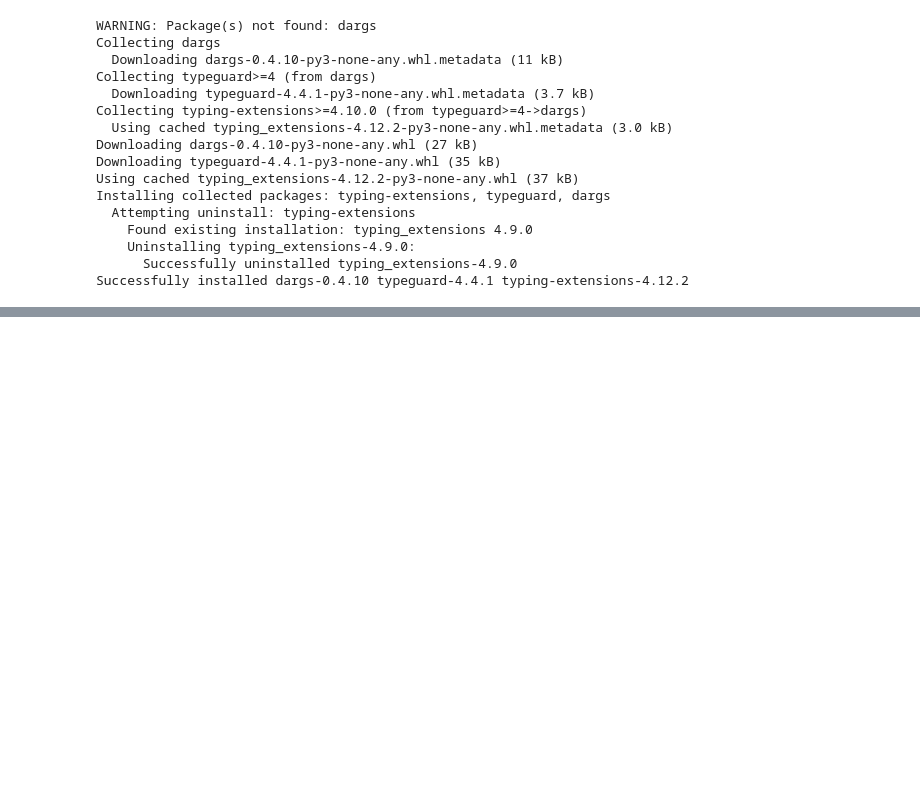
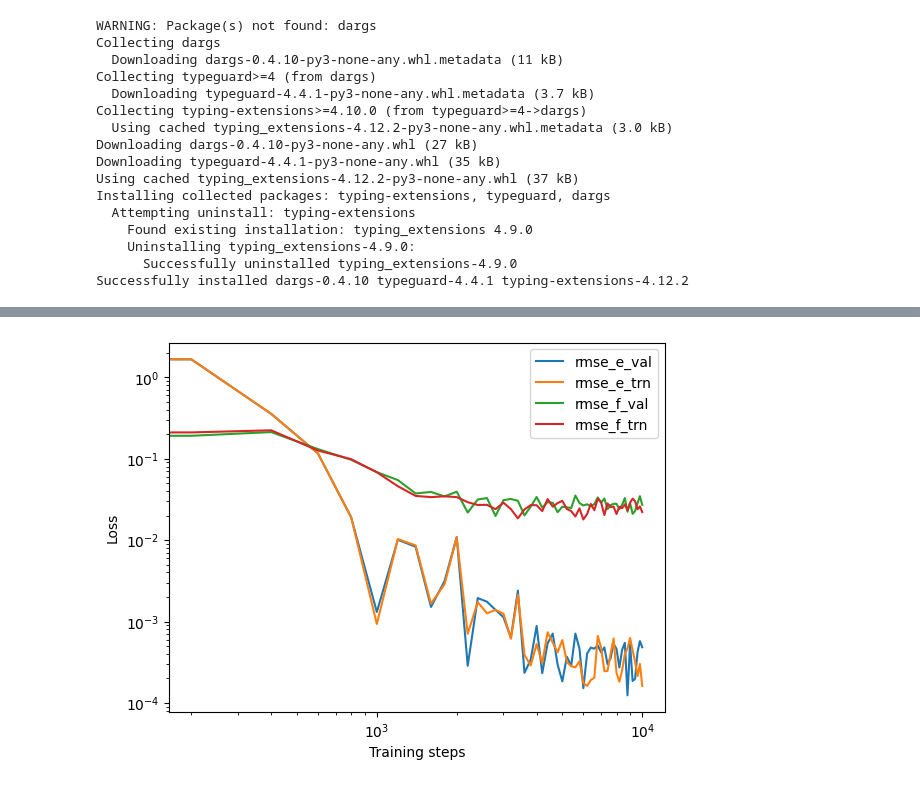
Before and after one commit to Long-Brian-Yang/deepmd_practice, a Jupyter notebook: deepmd-kit_tutorial.ipynb, the cells around one changed output, grey strips where cells are left out. Saved outputs shown, nothing was run; the diff lists cells and outputs as text; code cells hidden in the pictures; blank space fills up the shorter version.

```diff
--- a/deepmd-kit_tutorial.ipynb
+++ b/deepmd-kit_tutorial.ipynb
@@ -168,0 +193,19 @@ DEEPMD INFO    wall time: 111.771 s
+# %%
+import numpy as np
+import matplotlib.pyplot as plt
+import pandas as pd
+
+with open("./DeePMD-kit_Tutorial/01.train.finished/lcurve.out") as f:
+    headers = f.readline().split()[1:]
+lcurve = pd.DataFrame(
+    np.loadtxt("./DeePMD-kit_Tutorial/01.train.finished/lcurve.out"), columns=headers
+)
+legends = ["rmse_e_val", "rmse_e_trn", "rmse_f_val", "rmse_f_trn"]
+for legend in legends:
+    plt.loglog(lcurve["step"], lcurve[legend], label=legend)
+plt.legend()
+plt.xlabel("Training steps")
+plt.ylabel("Loss")
+plt.show()
+# %% [output]
+[figure, added]
```
Also changed, not shown: parts of 9 cells of this notebook, 7 other files.
